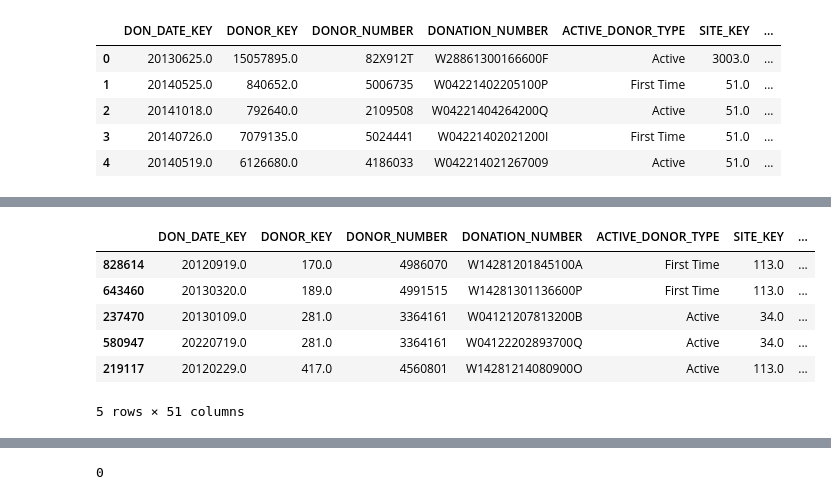
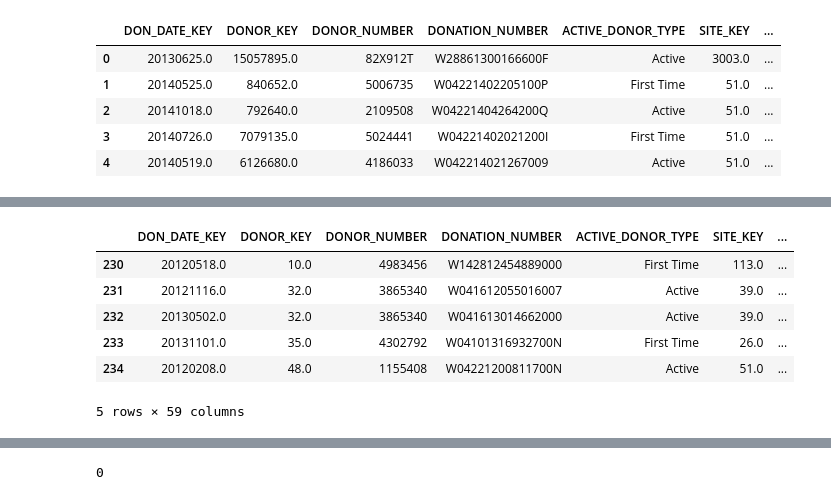
Before and after one commit to altonrus/donor-return-dynamics, a Jupyter notebook: 2_scripts/01_2_preprocessing(vitalant).ipynb, the cells around one changed output, grey strips where cells are left out. Saved outputs shown, nothing was run; the diff lists cells and outputs as text; code cells hidden in the pictures.

```diff
--- a/2_scripts/01_2_preprocessing(vitalant).ipynb
+++ b/2_scripts/01_2_preprocessing(vitalant).ipynb
@@ -11,7 +11,7 @@ import seaborn as sns
 # %%
 # load merged dataset (donation_donor, deferrals, collec_sites)
 
-df=pd.read_csv("../1_data/private/VitalantData.csv", nrows= 1000000)
+df=pd.read_csv("../1_data/private/VitalantData.csv")
 print(df.columns)
 pd.set_option('display.max_columns', 48)
 df.head()
@@ -72,0 +69,12 @@ print(len(df))#total observations
+# %%
+# donor history
+#merge with don hist dataset
+df['DonorID']=df['DONOR_KEY']
+df['Visit_Date']=pd.to_datetime(df['Visit_Date']).dt.strftime('%Y-%m-%dT%H:%M:%SZ') #covert to ISO -#2019-03-26T00:00:00Z
+
+don_hist=pd.read_csv("../1_data/private/vitalant_intermediate_to_del6.csv")
+df=pd.merge(df, don_hist[['DONATION_NUMBER', 'DonorID', 'Visit_Date','cum_lifetime_donations','unit_rbc_loss','time_to_fu',
+                          'rbc_loss_last_12_months', 'rbc_loss_last_24_months','days_since_last_rbc_loss',
+                          'days_since_last_drbc_loss']], how='left', on=["DonorID","DONATION_NUMBER", "Visit_Date"])
+
+df.head()
@@ -73,4 +89,3 @@ print(len(df))#total observations
 # %%
 #drop unknown donor number or donor key 0
-df.drop(df[(df['DONOR_KEY'] == 0.0) & (df['DONOR_NUMBER'] == 'UNKNOWN')].index, inplace=True)
-df.head()
+df.drop(df[(df['DONOR_NUMBER'] == 'UNKNOWN')].index, inplace=True)
@@ -91,23 +120,23 @@ df.head()
 # %%
 #add censored column (indicates whether row is right censored) 0-censored, 1-notcensored
 df['CENSORED']=np.where(df['DONOR_KEY'] == df['DONOR_KEY'].shift(-1), 1, 0)
 
 #add time_to_return column (time between visits)
 #if return exists -> difference between visit dates
 #else difference between visit date and end of data collection 2022-12-31
-
+df["Visit_Date"] = pd.to_datetime(df['DON_DATE_KEY'], format='%Y%m%d') #convert to datetime object
 df['time_to_return']= np.where(df['CENSORED']==1, (df['Visit_Date'].shift(-1)-df['Visit_Date'])/np.timedelta64(1, 'D'), (dt.datetime(2022, 12, 31)-df["Visit_Date"])/np.timedelta64(1, 'D'))
 #df['time_to_return'].fillna((df['VISIT_DATE'].shift(-1)-df["VISIT_DATE"])/np.timedelta64(1, 'D'), inplace=True)
 
 df.head()
 # %% [output]
 |  | DON_DATE_KEY | DONOR_KEY | DONOR_NUMBER | DONATION_NUMBER | ACTIVE_DONOR_TYPE | SITE_KEY | ... |
-| 828614 | 20120919.0 | 170.0 | 4986070 | W14281201845100A | First Time | 113.0 | ... |
-| 643460 | 20130320.0 | 189.0 | 4991515 | W14281301136600P | First Time | 113.0 | ... |
-| 237470 | 20130109.0 | 281.0 | 3364161 | W04121207813200B | Active | 34.0 | ... |
-| 580947 | 20220719.0 | 281.0 | 3364161 | W04122202893700Q | Active | 34.0 | ... |
-| 219117 | 20120229.0 | 417.0 | 4560801 | W14281214080900O | Active | 113.0 | ... |
+| 230 | 20120518.0 | 10.0 | 4983456 | W142812454889000 | First Time | 113.0 | ... |
+| 231 | 20121116.0 | 32.0 | 3865340 | W041612055016007 | Active | 39.0 | ... |
+| 232 | 20130502.0 | 32.0 | 3865340 | W041613014662000 | Active | 39.0 | ... |
+| 233 | 20131101.0 | 35.0 | 4302792 | W04101316932700N | First Time | 26.0 | ... |
+| 234 | 20120208.0 | 48.0 | 1155408 | W04221200811700N | Active | 51.0 | ... |
-5 rows × 51 columns
+5 rows × 59 columns
 # %%
 #print(df.DRIVE_SETUP_TYPE.value_counts())
 #print(df.DRIVE_TYPE_FIXED_MOBILE.value_counts())
```
Also changed, not shown: parts of 11 cells of this notebook.
